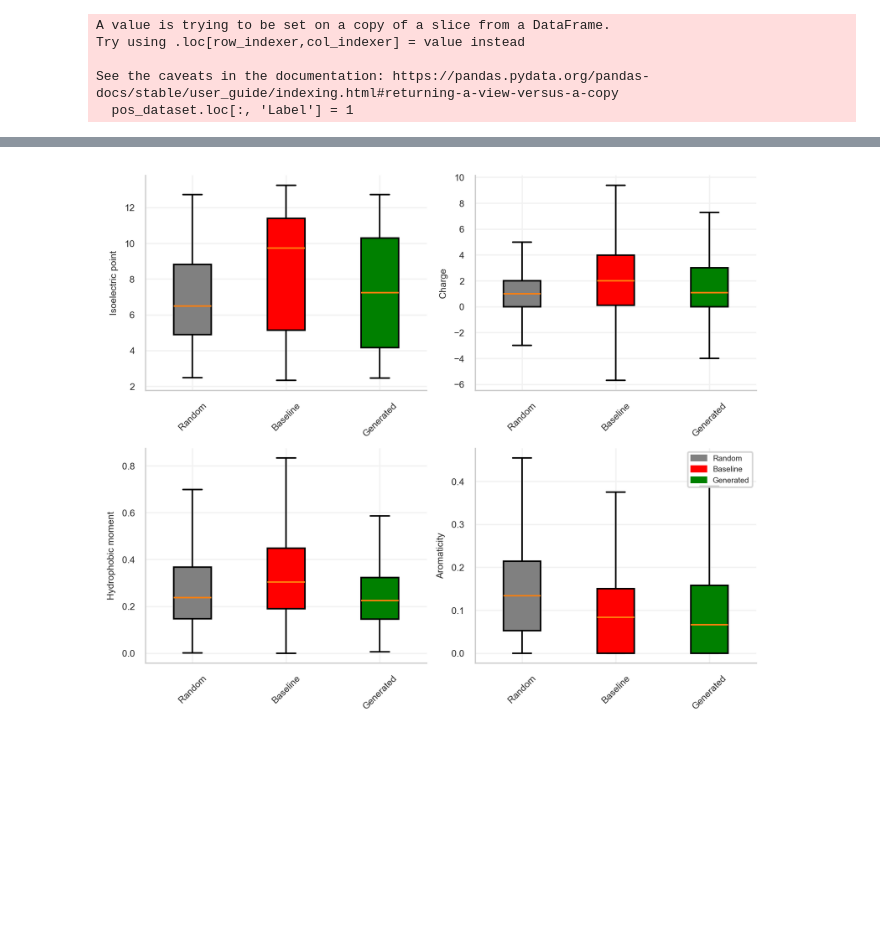
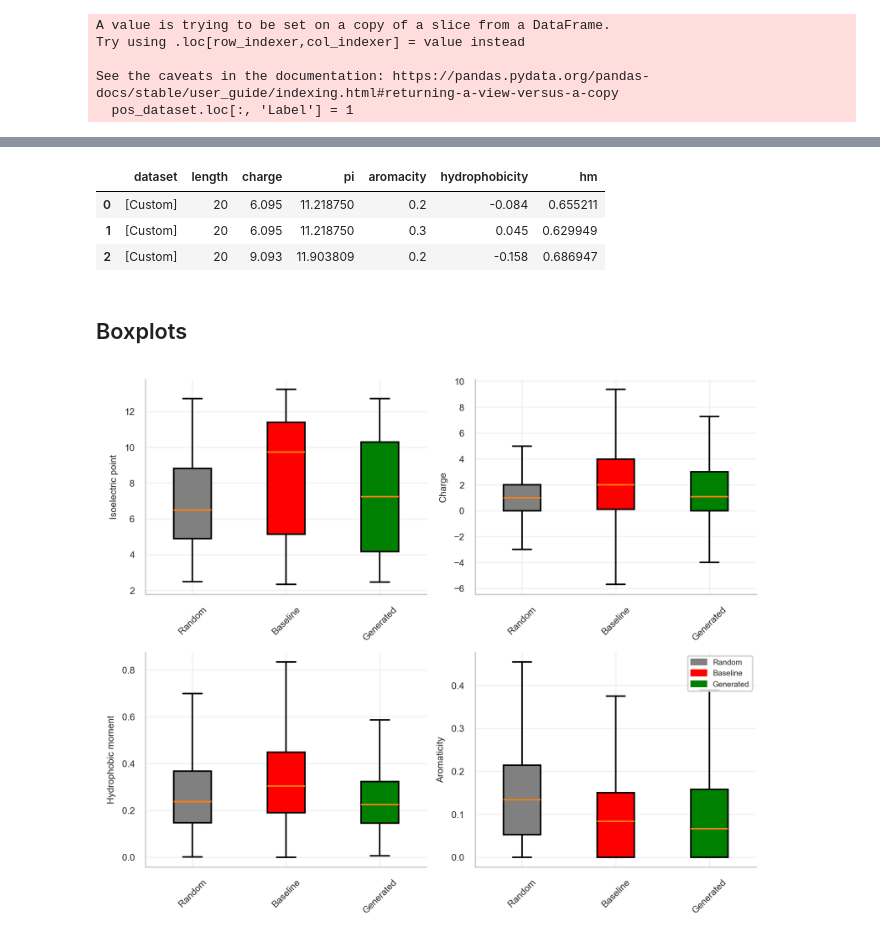
Before and after one commit to gwiazale/PepGlider, a Jupyter notebook: UnconstrainedGeneration_PhysicochemicalProperties.ipynb, the cells around one changed output, grey strips where cells are left out. Cells and saved outputs as stored; diff of their text form; code cells hidden in the pictures; blank space fills up the shorter version.

```diff
--- a/UnconstrainedGeneration_PhysicochemicalProperties.ipynb
+++ b/UnconstrainedGeneration_PhysicochemicalProperties.ipynb
@@ -309,3 +387,11 @@ physchem = calculate_physchem(peptides, datasets)
+# %%
+custom = [['GWLNKIIKKAWRKFHEIFSK', 'GWLWKIIKKAWRKFHEIFWK', 'GWLKKIIKKAWRKFHKIFSK']]
+calculate_physchem(custom, [['Custom']])
+# %% [output]
+|  | dataset | length | charge | pi | aromacity | hydrophobicity | hm |
+| 0 | [Custom] | 20 | 6.095 | 11.218750 | 0.2 | -0.084 | 0.655211 |
+| 1 | [Custom] | 20 | 6.095 | 11.218750 | 0.3 | 0.045 | 0.629949 |
+| 2 | [Custom] | 20 | 9.093 | 11.903809 | 0.2 | -0.158 | 0.686947 |
 # %%
 physchem_temp = physchem.loc[:, ['pi', 'charge', 'hm', 'aromacity', 'dataset']]
 physchem_quantiles = physchem_temp.groupby('dataset').quantile([0.25, 0.5, 0.75])
@@ -317,3 +399,5 @@ datasets = [
+# %% [markdown]
+## Boxplots
 # %%
 fig, axes = plt.subplots(
     ncols=2,
```
Also changed, not shown: parts of 19 cells of this notebook, 3 other files.
